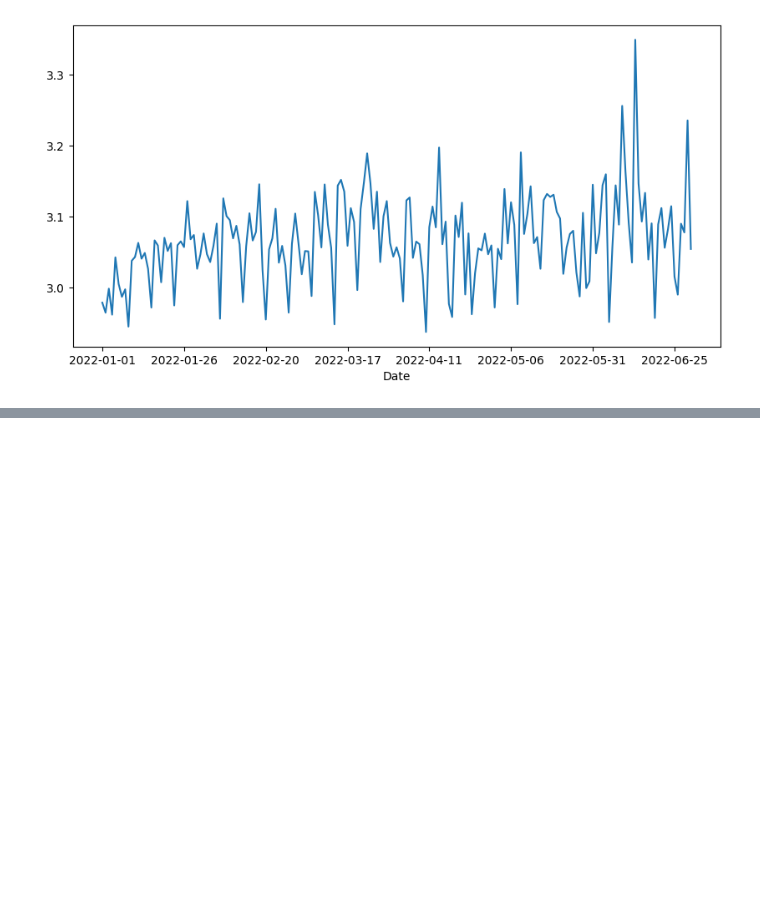
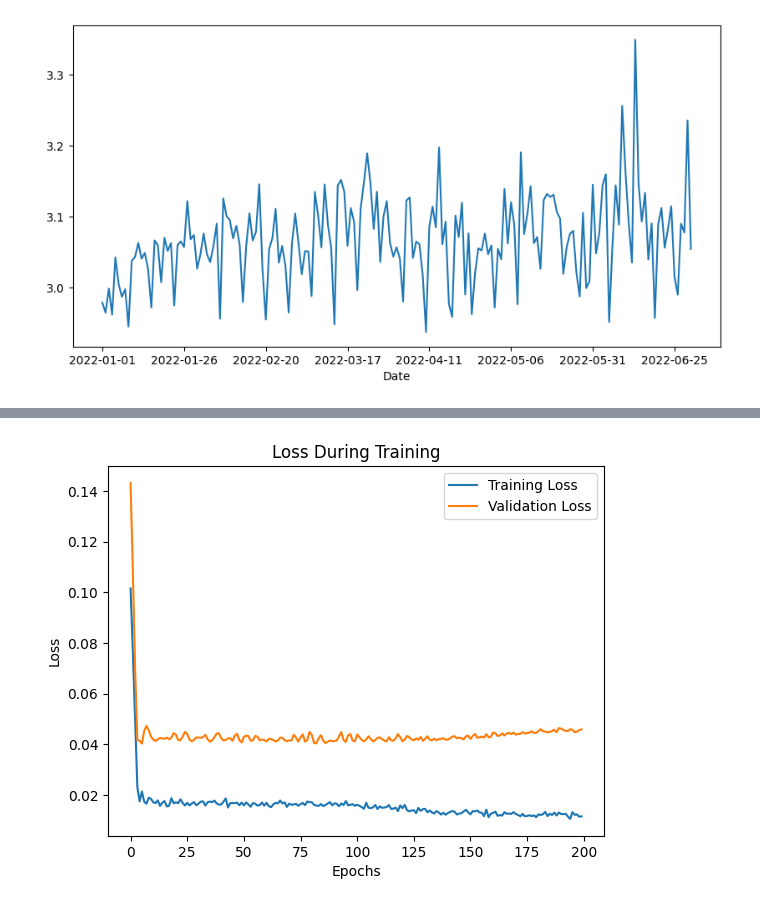
Before and after one commit to Talan-TechForData/datascience-solutions, a Jupyter notebook: 1_exploratory_data_analysis/train_analysis/solution.ipynb, the cells around one changed output, grey strips where cells are left out. Cells and saved outputs as stored; diff of their text form; code cells hidden in the pictures; blank space fills up the shorter version.

Commit message:
Fix: solution EDA Trains

```diff
--- a/1_exploratory_data_analysis/train_analysis/solution.ipynb
+++ b/1_exploratory_data_analysis/train_analysis/solution.ipynb
@@ -168,0 +248,8 @@ df.replace({"-":np.nan}).astype({"Pressure":"float64"}).groupby("Date")["Pressur
+# %%
+#compiling the model
+model.compile(optimizer=Adam(learning_rate=0.001), loss='mean_squared_error')
+
+#summary of the model
+model.summary()
+#training the model
+history = model.fit(X_train, y_train, epochs=200, batch_size=32, validation_data=(X_val, y_val), verbose=1)
@@ -168,0 +291,12 @@ df.replace({"-":np.nan}).astype({"Pressure":"float64"}).groupby("Date")["Pressur
+# %%
+#plot the training loss
+plt.plot(history.history['loss'], label='Training Loss')
+#plot the validation loss
+plt.plot(history.history['val_loss'], label='Validation Loss')
+plt.title('Loss During Training')
+plt.xlabel('Epochs')
+plt.ylabel('Loss')
+plt.legend()
+plt.show()
+# %% [output]
+[figure, added]
```
Also changed, not shown: parts of 7 cells of this notebook, 1 other file.
